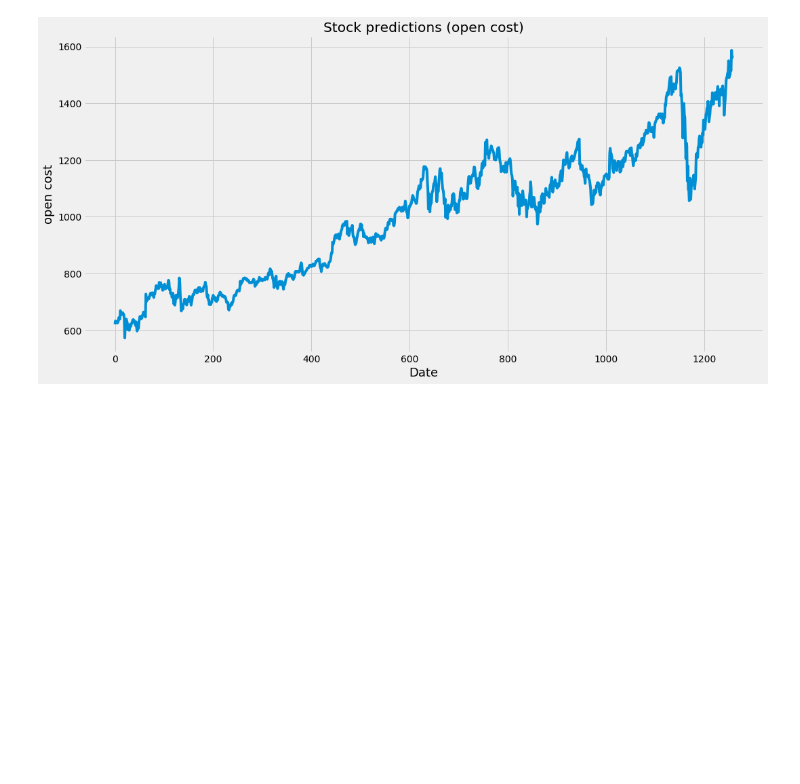
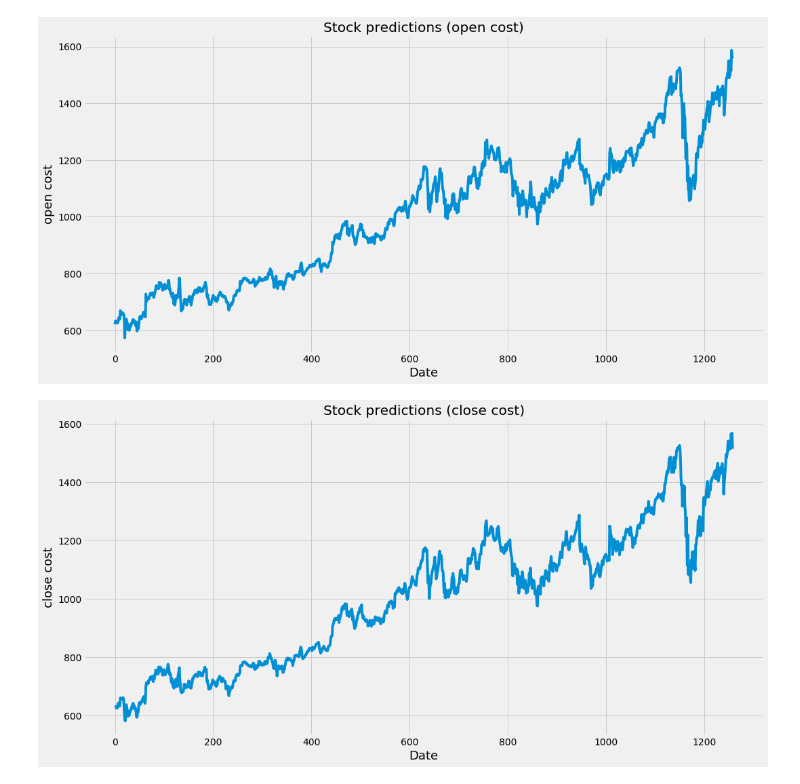
Before and after one commit to abhaydhiman/stock_predictions, a Jupyter notebook: Untitled.ipynb, the cells around one changed output. Cells and saved outputs as stored; diff of their text form; code cells hidden in the pictures; blank space fills up the shorter version.

Commit message:
added graph for closing price

```diff
--- a/Untitled.ipynb
+++ b/Untitled.ipynb
@@ -46,3 +46,15 @@ plt.ylabel('open cost', fontsize=18)
 plt.show()
 # %% [output]
 [figure]
+# %%
+plt.style.use('fivethirtyeight')
+df1 = df.reset_index()['close']
+# Visualising Positive sentiments
+plt.figure(figsize=(16,8))
+plt.title('Stock predictions (close cost)')
+plt.plot(df1)
+plt.xlabel('Date', fontsize=18)
+plt.ylabel('close cost', fontsize=18)
+plt.show()
+# %% [output]
+[figure, added]
```
